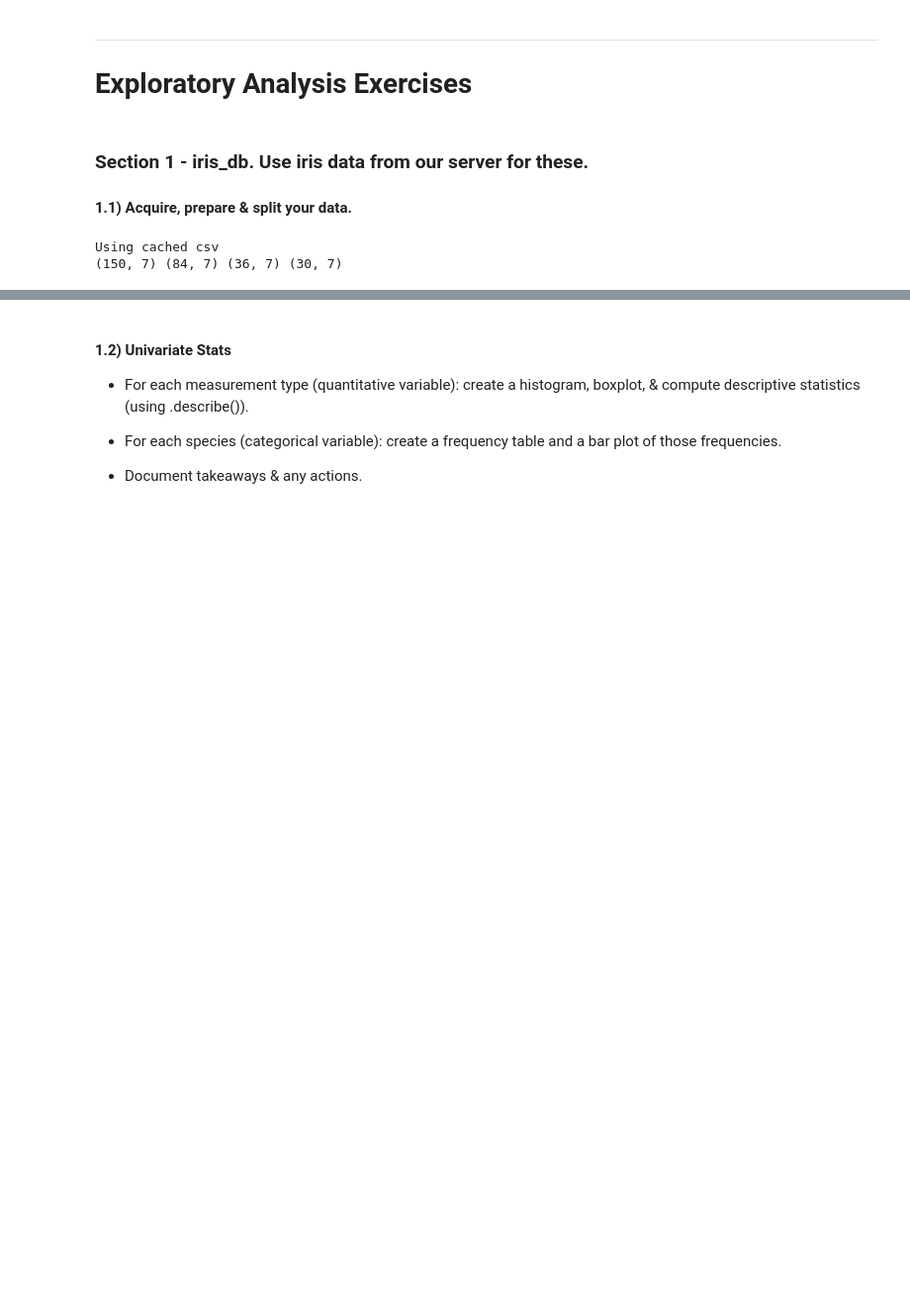
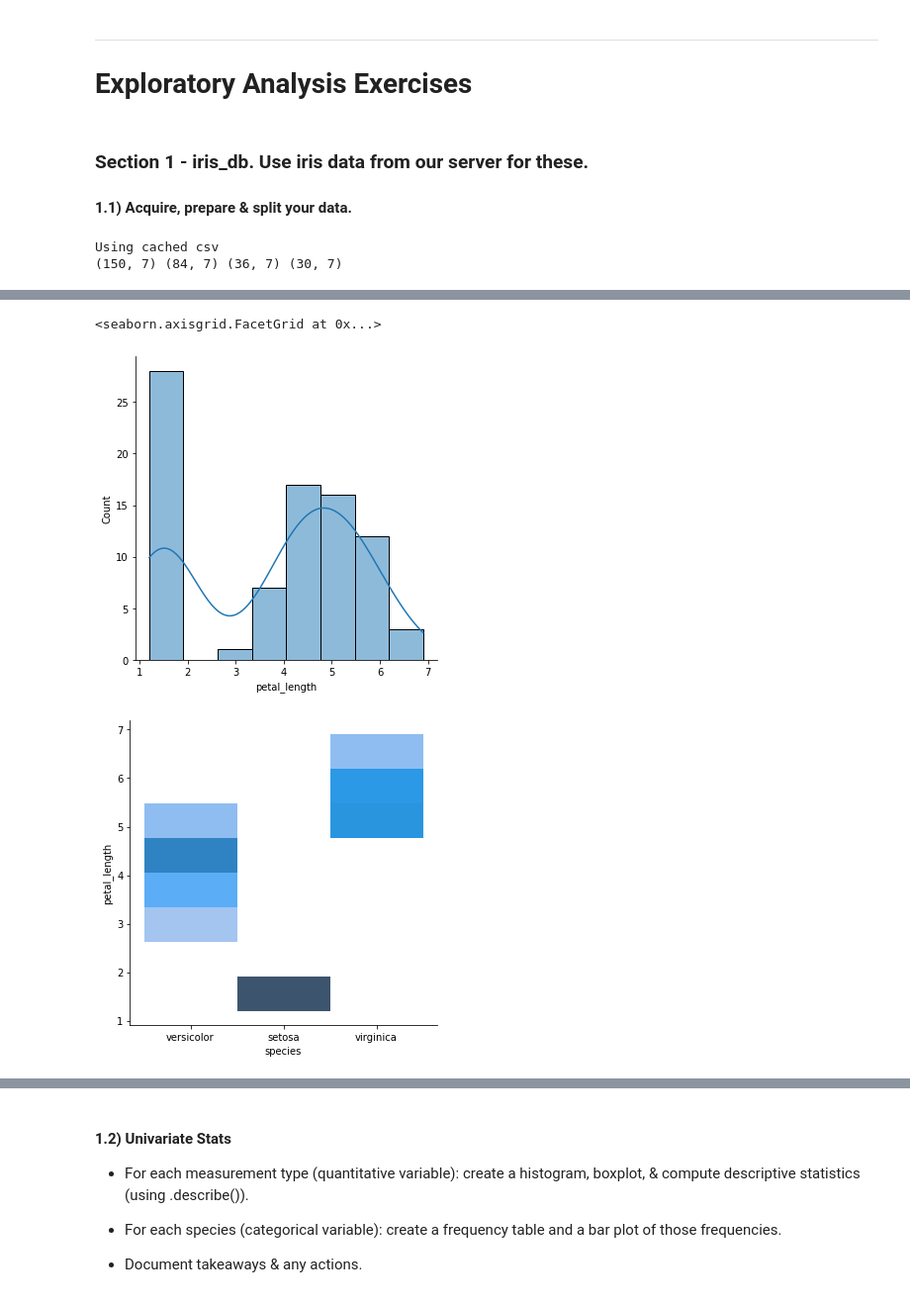
Before and after one commit to nicholas-dougherty/classification-exercises, a Jupyter notebook: classification_exercises.ipynb, the cells around one changed output, grey strips where cells are left out. Shown at 99% size. Cells and saved outputs as stored; diff of their text form; code cells hidden in the pictures; blank space fills up the shorter version.

```diff
--- a/classification_exercises.ipynb
+++ b/classification_exercises.ipynb
@@ -469,0 +495,10 @@ Using cached csv
+# %%
+sns.displot(train.petal_length, kde=True)
+
+sns.displot(data=train, x="species", y="petal_length")
+
+# it is annoying to me that the variables aren't ordered alphabetically.
+# %% [output]
+<seaborn.axisgrid.FacetGrid at 0x...>
+[figure, added]
+[figure, added]
```
Also changed, not shown: parts of 26 cells of this notebook.
